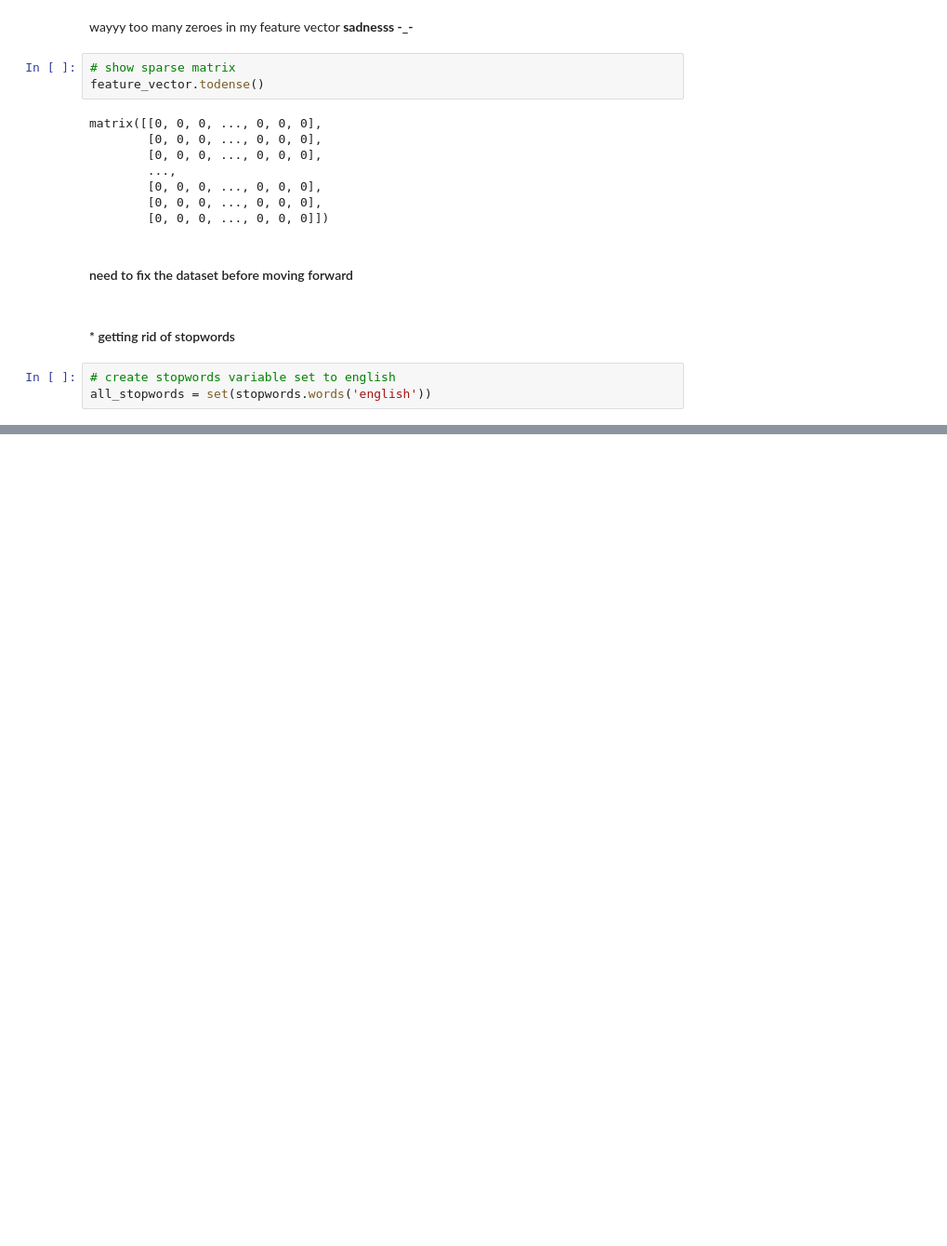
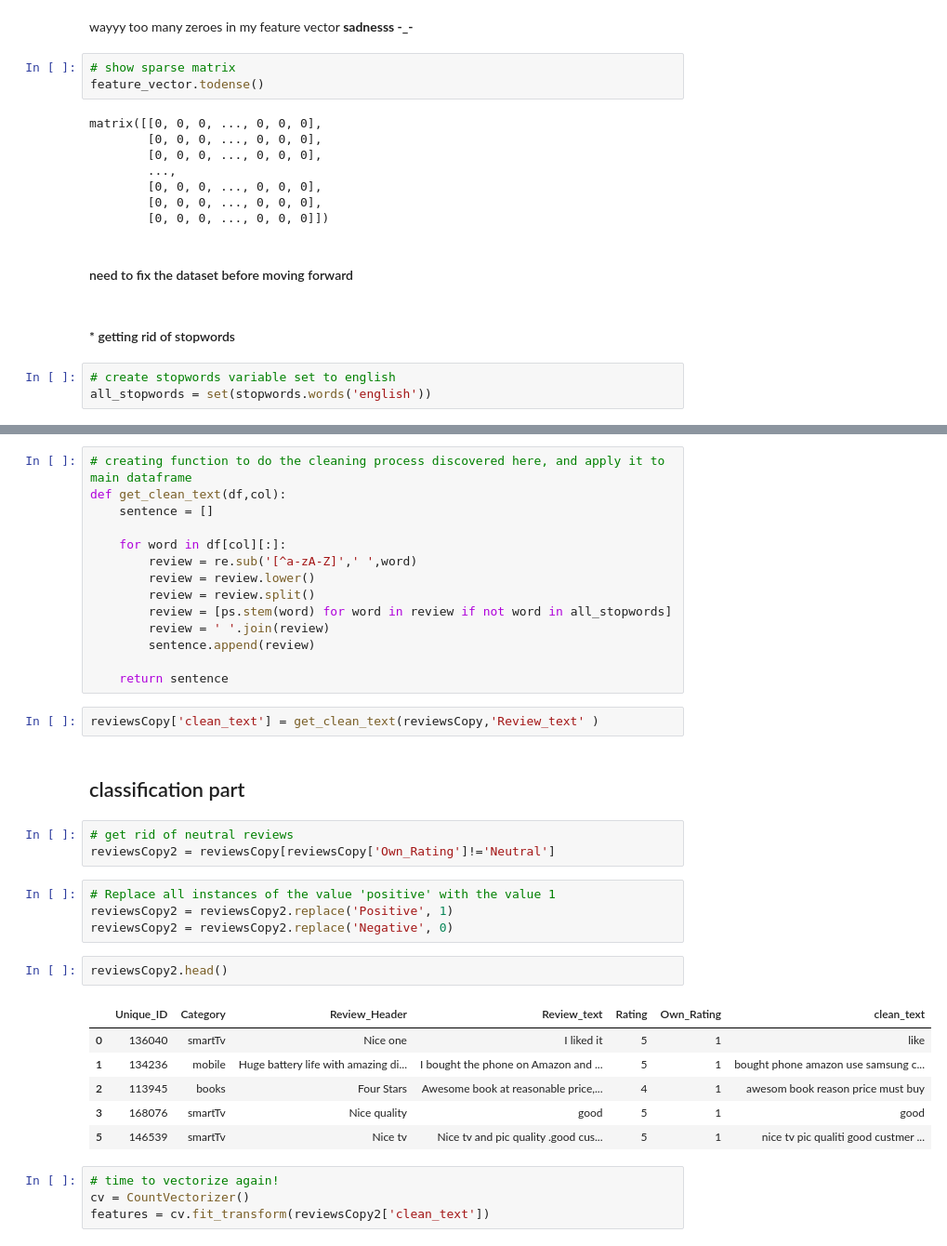
Before and after one commit to dantrellperson/project-sentiment, a Jupyter notebook: project-sentiment-draft1.ipynb, the cells around one changed output, grey strips where cells are left out. Shown at 93% size. Saved outputs shown, nothing was run; the diff lists cells and outputs as text; blank space fills up the shorter version.

Commit message:
changed the dataset and did some classification testing

```diff
--- a/project-sentiment-draft1.ipynb
+++ b/project-sentiment-draft1.ipynb
@@ -163,0 +317,38 @@ all_stopwords = set(stopwords.words('english'))
+# %%
+# creating function to do the cleaning process discovered here, and apply it to main dataframe
+def get_clean_text(df,col):
+    sentence = []
+
+    for word in df[col][:]:
+        review = re.sub('[^a-zA-Z]',' ',word)
+        review = review.lower()
+        review = review.split()
+        review = [ps.stem(word) for word in review if not word in all_stopwords]
+        review = ' '.join(review)
+        sentence.append(review)
+
+    return sentence
+# %%
+reviewsCopy['clean_text'] = get_clean_text(reviewsCopy,'Review_text' )
+# %% [markdown]
+## classification part
+# %%
+# get rid of neutral reviews
+reviewsCopy2 = reviewsCopy[reviewsCopy['Own_Rating']!='Neutral']
+# %%
+# Replace all instances of the value 'positive' with the value 1
+reviewsCopy2 = reviewsCopy2.replace('Positive', 1)
+reviewsCopy2 = reviewsCopy2.replace('Negative', 0)
+# %%
+reviewsCopy2.head()
+# %% [output]
+|  | Unique_ID | Category | Review_Header | Review_text | Rating | Own_Rating | clean_text |
+| 0 | 136040 | smartTv | Nice one | I liked it | 5 | 1 | like |
+| 1 | 134236 | mobile | Huge battery life with amazing di... | I bought the phone on Amazon and ... | 5 | 1 | bought phone amazon use samsung c... |
+| 2 | 113945 | books | Four Stars | Awesome book at reasonable price,... | 4 | 1 | awesom book reason price must buy |
+| 3 | 168076 | smartTv | Nice quality | good | 5 | 1 | good |
+| 5 | 146539 | smartTv | Nice tv | Nice tv and pic quality .good cus... | 5 | 1 | nice tv pic qualiti good custmer ... |
+# %%
+# time to vectorize again!
+cv = CountVectorizer()
+features = cv.fit_transform(reviewsCopy2['clean_text'])
```
Also changed, not shown: parts of 62 cells of this notebook, 2 other files.
